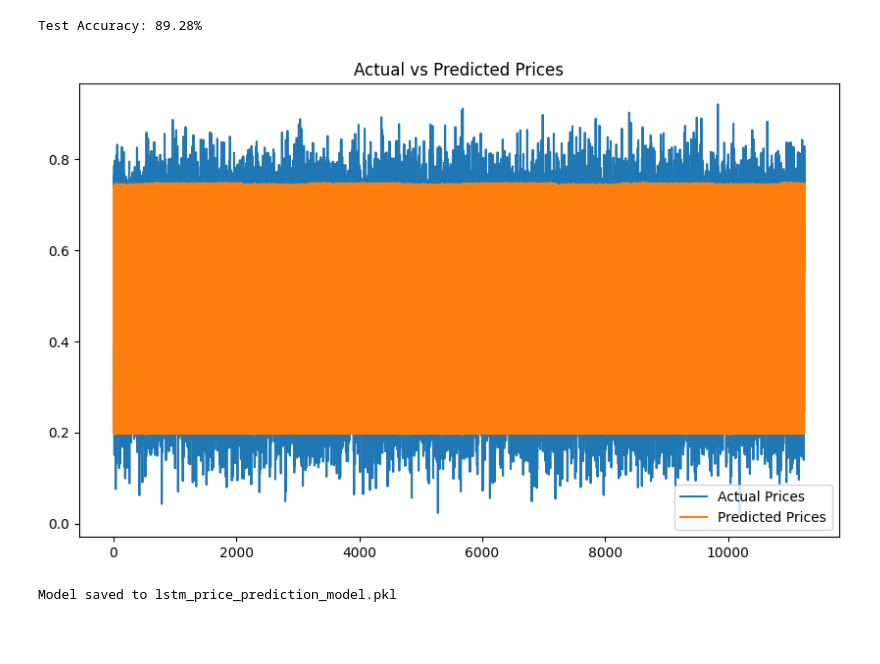
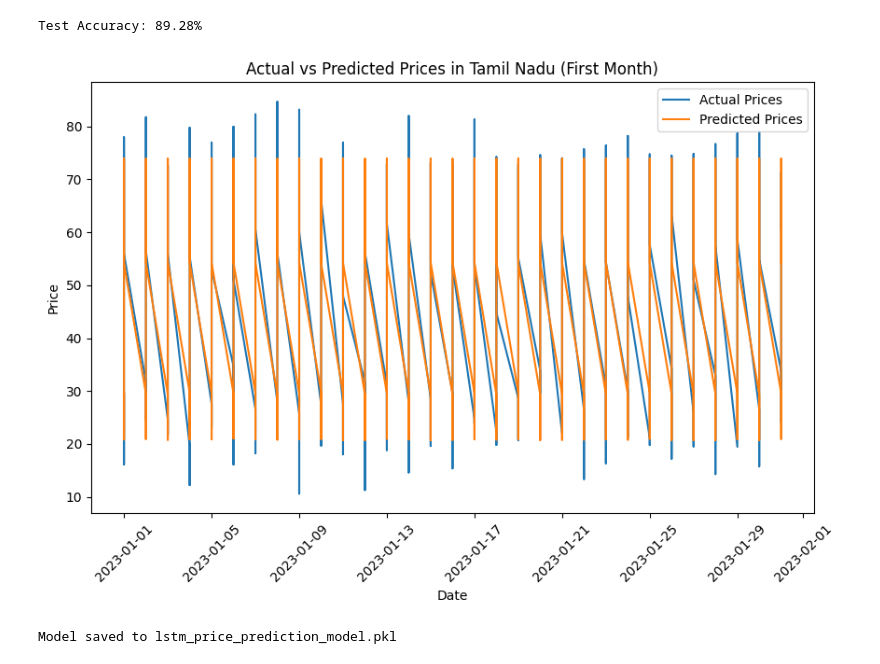
Before and after one commit to Jaga0001/LSTM_Crop_Price_Prediction, a Jupyter notebook: model.ipynb, the cells around one changed output. Cells and saved outputs as stored; diff of their text form; code cells hidden in the pictures; blank space fills up the shorter version.

```diff
--- a/model.ipynb
+++ b/model.ipynb
@@ -144,18 +144,59 @@ accuracy = 100 - mape
 print(f'Test Accuracy: {accuracy:.2f}%')
 # %% [output]
 Test Accuracy: 89.28%
-# %%
-# Plot the actual vs predicted prices
-import matplotlib.pyplot as plt
-
-plt.figure(figsize=(10,6))
-plt.plot(actual_values, label='Actual Prices')
-plt.plot(test_predictions, label='Predicted Prices')
-plt.legend()
-plt.title('Actual vs Predicted Prices')
-plt.show()
-# %% [output]
-[figure, removed]
+# %%
+import matplotlib.pyplot as plt
+# Filter the data for Tamil Nadu and the first month (assuming month is extracted from the 'Date' column)
+filtered_data = data[(data['State'] == label_encoder_state.transform(['Tamil Nadu'])[0]) &
+                     (data['Date'].dt.month == 1)]
+
+# Get the actual and predicted prices for the filtered data
+filtered_actual_values = filtered_data['Price'].values
+
+# Predict prices for the filtered data
+model.eval()
+filtered_predictions = []
+with torch.no_grad():
+    for i in range(len(filtered_data)):
+        state = filtered_data.iloc[i]['State']
+        humidity = filtered_data.iloc[i]['Humidity']
+        seasonality = filtered_data.iloc[i]['Seasonality']
+        buffer_stock = filtered_data.iloc[i]['Buffer Stock']
+        rainfall = filtered_data.iloc[i]['Rainfall']
+        category = filtered_data.iloc[i]['Category']
+
+        # Prepare input tensor
+        input_features = torch.Tensor([[state, humidity, seasonality, buffer_stock, rainfall, category]])
+        input_features = input_features.view(1, 1, -1)  # Reshape for LSTM
+
+        # Predict price
+        predicted_price = model(input_features).item()
+
+        # Add prediction to list
+        filtered_predictions.append(predicted_price)
+
+# Inverse transform the actual and predicted prices
+scaled_values_actual = np.zeros((len(filtered_actual_values), len(scaled_columns)))
+scaled_values_predicted = np.zeros((len(filtered_predictions), len(scaled_columns)))
+
+scaled_values_actual[:, -1] = filtered_actual_values
+scaled_values_predicted[:, -1] = filtered_predictions
+
+filtered_actual_values_real = scaler.inverse_transform(scaled_values_actual)[:, -1]
+filtered_predictions_real = scaler.inverse_transform(scaled_values_predicted)[:, -1]
+
+# Plot the actual vs predicted prices for Tamil Nadu in the first month
+plt.figure(figsize=(10, 6))
+plt.plot(filtered_data['Date'], filtered_actual_values_real, label='Actual Prices')
+plt.plot(filtered_data['Date'], filtered_predictions_real, label='Predicted Prices')
+plt.legend()
+plt.title('Actual vs Predicted Prices in Tamil Nadu (First Month)')
+plt.xlabel('Date')
+plt.ylabel('Price')
+plt.xticks(rotation=45)
+plt.show()
+# %% [output]
+[figure, added]
 # %%
 import torch
 
```
Also changed, not shown: parts of 2 cells of this notebook, 1 other file.
